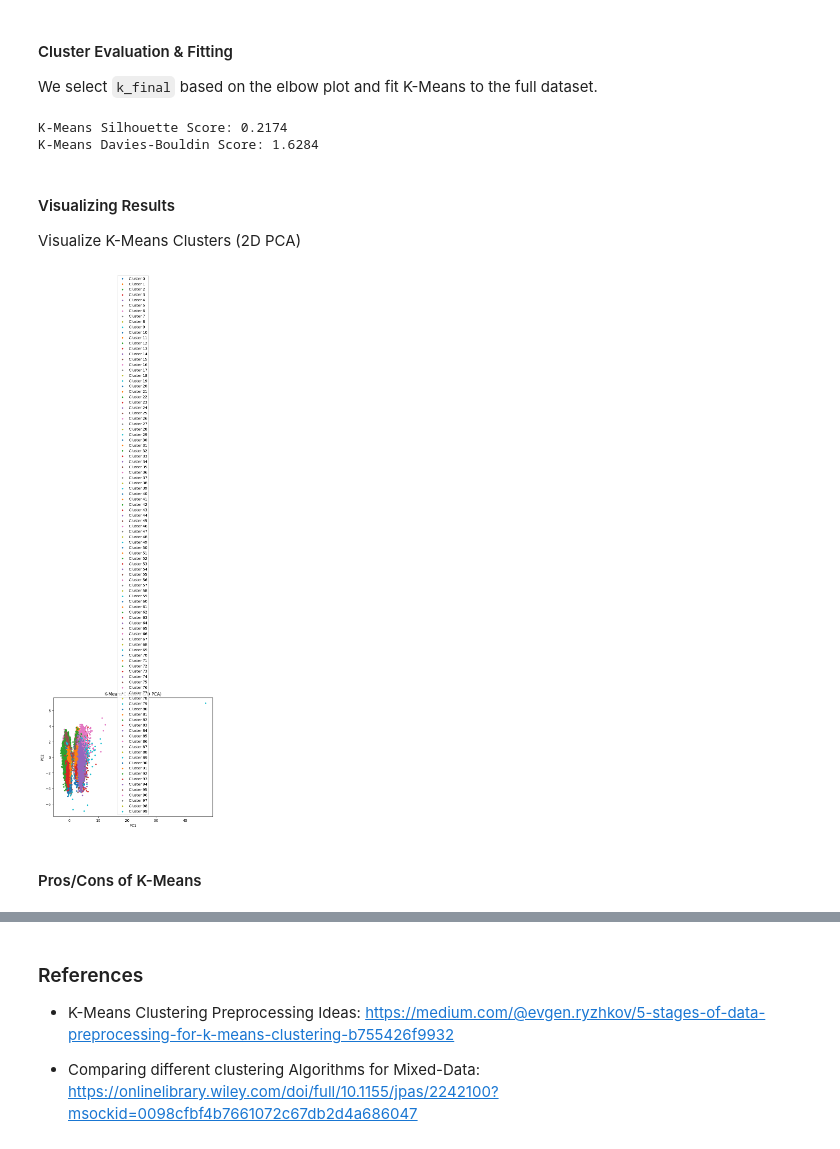
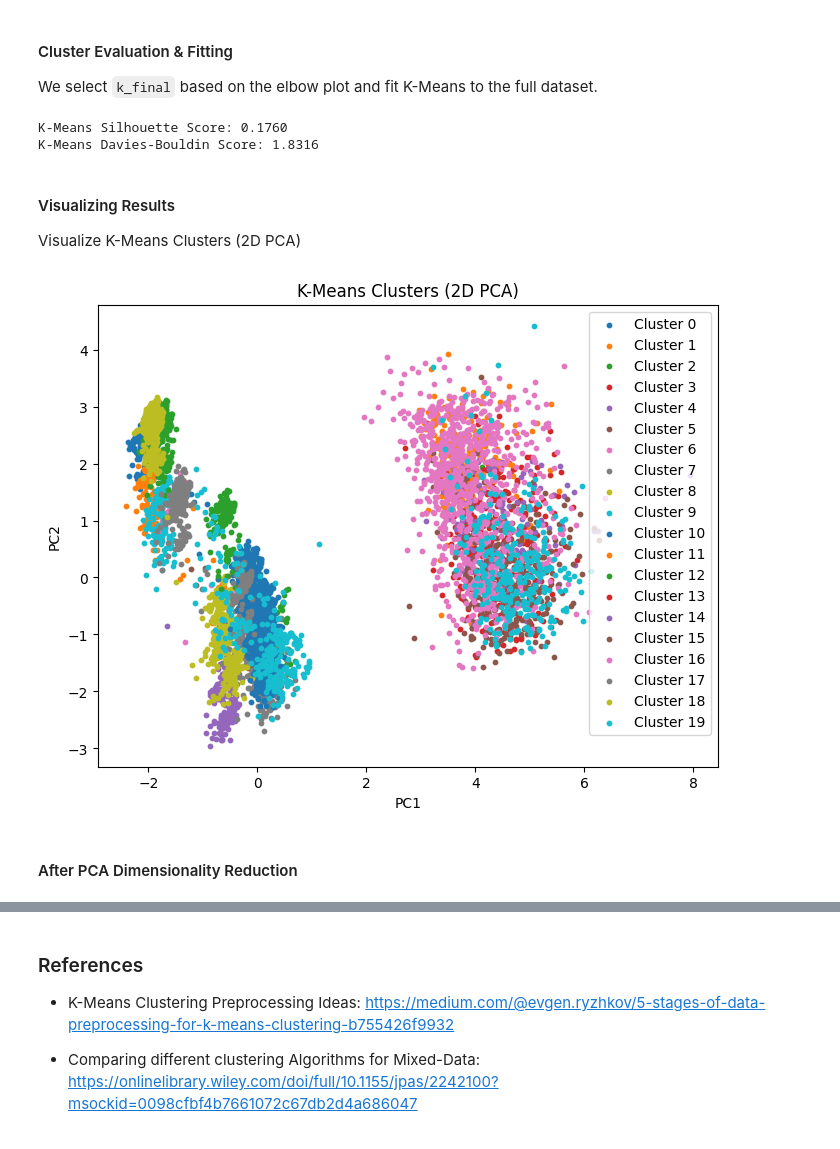
Before and after one commit to vatslgoswami/IML_A2, a Jupyter notebook: clustering.ipynb, the cells around one changed output, grey strips where cells are left out. Saved outputs shown, nothing was run; the diff lists cells and outputs as text; code cells hidden in the pictures.

```diff
--- a/clustering.ipynb
+++ b/clustering.ipynb
@@ -1038,13 +1037,13 @@ Why useful:
    - Helps decide whether to apply PCA or remove highly correlated columns.
 # %%
 # Frequency of Categorical Features
-cat_cols = ['job', 'marital', 'education', 'housing', 'loan', 'contact', 'poutcome', 'month']
+cat_cols = ['job','marital', 'education', 'housing', 'loan', 'contact', 'poutcome', 'month']
 
 fig, axes = plt.subplots(nrows=len(cat_cols)//2, ncols=2, figsize=(12, 18))
 axes = axes.flatten()
 
 for i, col in enumerate(cat_cols):
-    sns.countplot(x=df_bank[col], ax=axes[i], order=df[col].value_counts().index)
+    sns.countplot(x=df_bank[col], ax=axes[i], order=df_bank[col].value_counts().index)
     axes[i].set_title(f'Distribution of {col}')
     axes[i].tick_params(axis='x', rotation=45)
 
@@ -1570,18 +1362,0 @@ After running K-Prototypes with the chosen `k` and `gamma`, we visualize the clu
-# %%
-# --- Run K-Prototypes with chosen parameters ---
-labels, centroids_num, centroids_cat = k_prototypes(X_num, X_cat, k=12, gamma=0.5, max_iter=100)
-df_kproto_scratch['cluster'] = labels
-
-# Cluster sizes
-print("Cluster sizes:\n", df_kproto_scratch['cluster'].value_counts())
-
-# --- 2D PCA visualization ---
-pca = PCA(n_components=2)
-X_pca = pca.fit_transform(np.concatenate([X_num, X_cat], axis=1))
-
-plt.figure(figsize=(8,6))
-plt.scatter(X_pca[:,0], X_pca[:,1], c=labels, cmap='tab10', s=20)
-plt.title("K-Prototypes Clusters (2D PCA Projection)")
-plt.xlabel("PC1")
-plt.ylabel("PC2")
-plt.show()
@@ -1723,7 +1415,7 @@ We will analyze:
 #### [A] Max Iterations - Convergence Plot
 We track WCSS over iterations to determine when K-Means converges. This helps choose a suitable `max_iter` and `tol`.
 # %%
-X= df_pca.values
+X= df_scaled_v2.values
 # %%
 k = 50
 max_iter = 100
@@ -1745,7 +1437,7 @@ We choose the best value of `k` using the *Elbow Method*. Here, we plot the WCSS
 
 In our data, we can see that beyond k=90 clusters, the WCSS improvement gets signifciantly lesser. Thus, we choose our hyperparameter `k` = 90.
 # %%
-ks = range(1, 100)
+ks = range(1, 20)
 inertias = []
 
 for k in ks:
@@ -1792,25 +1486,25 @@ db_score = davies_bouldin_score(X, labels)
 print(f"K-Means Silhouette Score: {sil_score:.4f}")
 print(f"K-Means Davies-Bouldin Score: {db_score:.4f}")
 # %% [output]
-K-Means Silhouette Score: 0.2174
-K-Means Davies-Bouldin Score: 1.6284
+K-Means Silhouette Score: 0.1760
+K-Means Davies-Bouldin Score: 1.8316
 # %% [markdown]
 #### Visualizing Results
 Visualize K-Means Clusters (2D PCA)
 # %%
-
+k_final = 20
 pca_2d = PCA(n_components=2)
 data_2d = pca_2d.fit_transform(X)
 
 plt.figure(figsize=(8,6))
 for k in range(k_final):
     plt.scatter(data_2d[labels==k,0], data_2d[labels==k,1], label=f'Cluster {k}', s=10)
 plt.title('K-Means Clusters (2D PCA)')
 plt.xlabel('PC1')
 plt.ylabel('PC2')
 plt.legend()
 plt.show()
 # %% [output]
-[figure, old version]
+[figure, new version]
-# %% [markdown]
-#### Pros/Cons of K-Means
+# %% [markdown]
+#### After PCA Dimensionality Reduction
```
Also changed, not shown: parts of 51 cells of this notebook.
